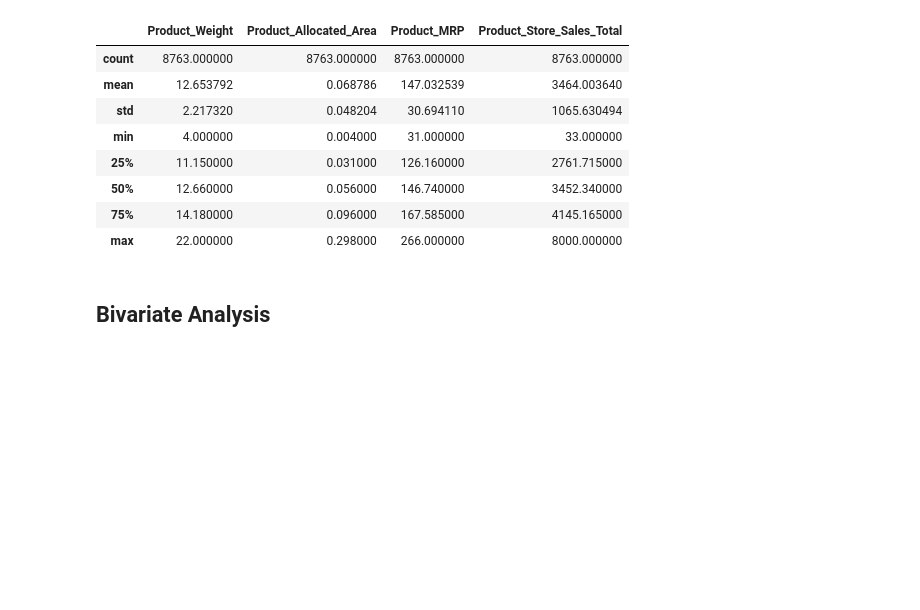
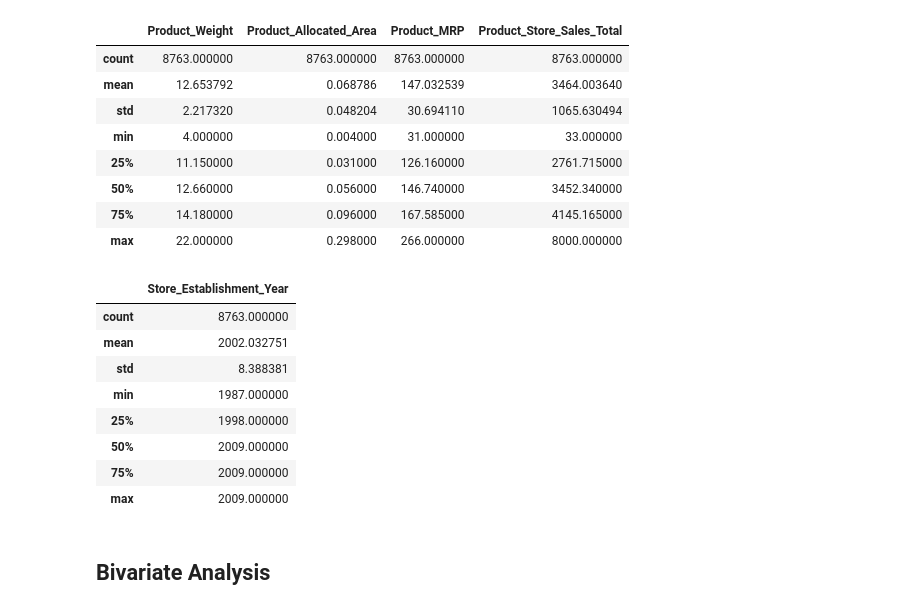
Before and after one commit to SarojaDadi/SuperKart_Full_Code_Version, a Jupyter notebook: SuperKart_Model_Refactored.ipynb, the cells around one changed output. Drawn from its saved outputs; the diff is of its cells as text; code cells hidden in the pictures; blank space fills up the shorter version.

```diff
--- a/SuperKart_Model_Refactored.ipynb
+++ b/SuperKart_Model_Refactored.ipynb
@@ -228,14 +228,12 @@ numeric_features = [
 categorical_features = [
     'Product_Id',             # Product ID
     'Product_Sugar_Content',   # Sugar Content for product
-    'Product_Type',          # Product Type
-    'Store_Id'       # Store ID
-    'Store_Establishment_Year'   # Year Store established
-    'Store_Size'                 # Store Size
-    'Store_Location_City_Type'   # Store Location
-    'Store_Type'                 # Store Type
-
-
+    'Product_Type',            # Product Type
+    'Store_Id',                # Store ID
+    'Store_Establishment_Year',# Year Store established
+    'Store_Size',              # Store Size
+    'Store_Location_City_Type',# Store Location
+    'Store_Type'               # Store Type
 ]
 # %% [markdown]
 # **Exploratory Data Analysis (EDA)**
@@ -254,6 +252,19 @@ dataset[numeric_features].describe()
 | 50% | 12.660000 | 0.056000 | 146.740000 | 3452.340000 |
 | 75% | 14.180000 | 0.096000 | 167.585000 | 4145.165000 |
 | max | 22.000000 | 0.298000 | 266.000000 | 8000.000000 |
+# %%
+# Generate summary statistics for categorical features
+dataset[categorical_features].describe()
+# %% [output]
+|  | Store_Establishment_Year |
+| count | 8763.000000 |
+| mean | 2002.032751 |
+| std | 8.388381 |
+| min | 1987.000000 |
+| 25% | 1998.000000 |
+| 50% | 2009.000000 |
+| 75% | 2009.000000 |
+| max | 2009.000000 |
 # %%
 # Univariate overview: target distribution and numeric feature distributions
 if TARGET not in dataset.columns:
```
